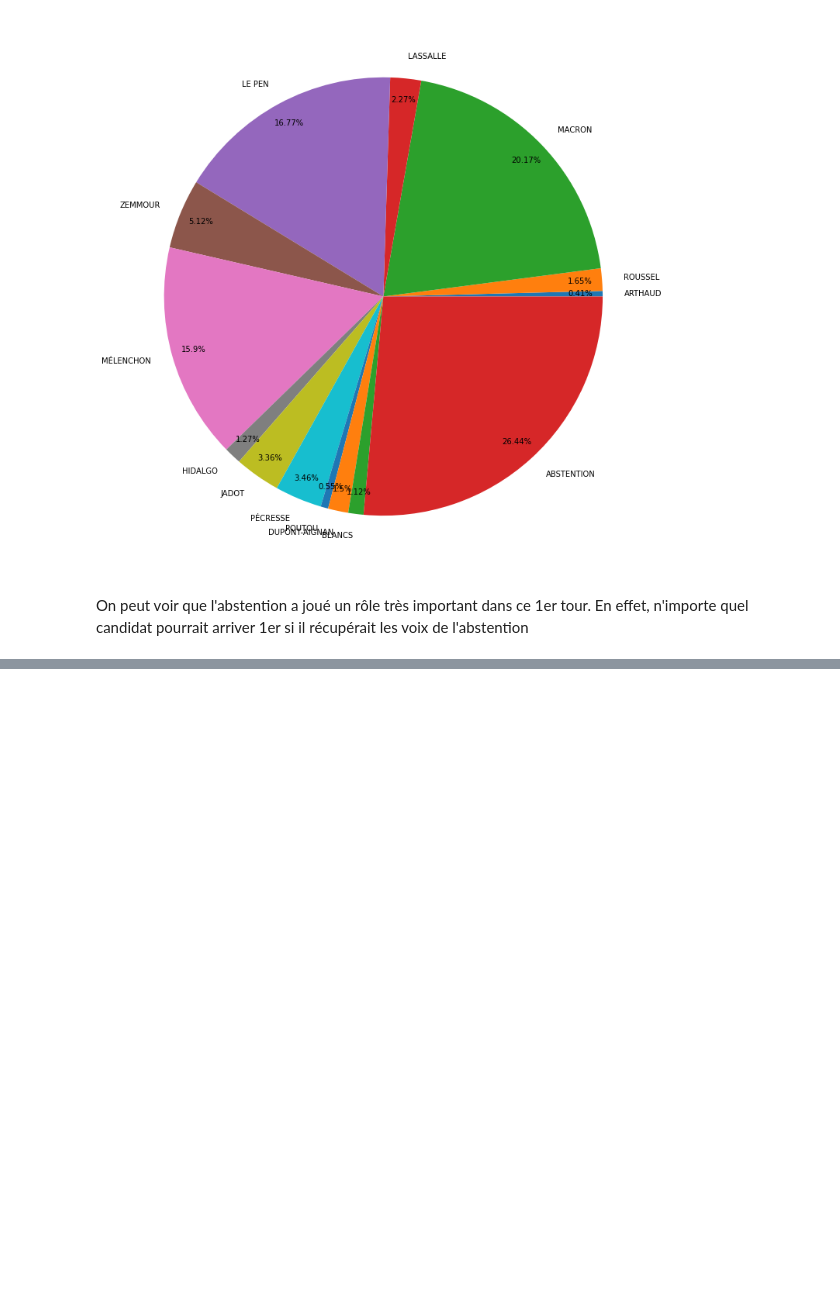
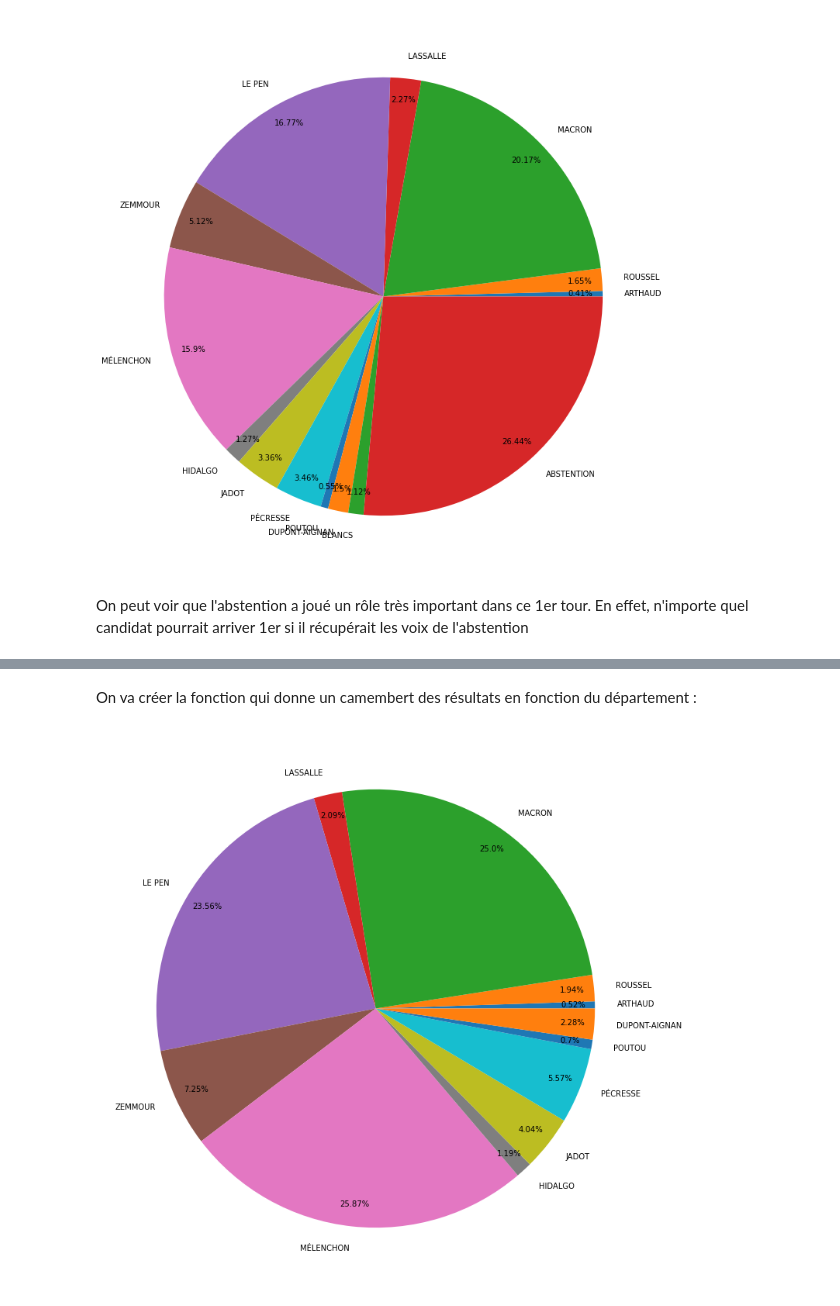
Before and after one commit to BaderEK/AnalyseDeDonnees, a Jupyter notebook: Groupe 2/Groupe 2/rendu.ipynb, the cells around one changed output, grey strips where cells are left out. Saved outputs shown, nothing was run; the diff lists cells and outputs as text; code cells hidden in the pictures; blank space fills up the shorter version.

Commit message:
Ajout fct camembert

```diff
--- a/Groupe 2/Groupe 2/rendu.ipynb
+++ b/Groupe 2/Groupe 2/rendu.ipynb
@@ -125,0 +110,13 @@ df_ZE_dep
+# %%
+df_ZE_dep = pd.pivot_table(data = df, index = 'Libellé du département', values = 'Voix.6', aggfunc = 'sum')
+df_DAN_dep = pd.pivot_table(data = df, index = 'Libellé du département', values = 'Voix.12', aggfunc = 'sum')
+df_AN_dep = pd.pivot_table(data = df, index = 'Libellé du département', values = 'Voix.1', aggfunc = 'sum')
+df_HA_dep = pd.pivot_table(data = df, index = 'Libellé du département', values = 'Voix.8', aggfunc = 'sum')
+df_JY_dep = pd.pivot_table(data = df, index = 'Libellé du département', values = 'Voix.9', aggfunc = 'sum')
+df_LJ_dep = pd.pivot_table(data = df, index = 'Libellé du département', values = 'Voix.4', aggfunc = 'sum')
+df_LPM_dep = pd.pivot_table(data = df, index = 'Libellé du département', values = 'Voix.5', aggfunc = 'sum')
+df_ME_dep = pd.pivot_table(data = df, index = 'Libellé du département', values = 'Voix.3', aggfunc = 'sum')
+df_MJL_dep = pd.pivot_table(data = df, index = 'Libellé du département', values = 'Voix.7', aggfunc = 'sum')
+df_PV_dep = pd.pivot_table(data = df, index = 'Libellé du département', values = 'Voix.10', aggfunc = 'sum')
+df_PP_dep = pd.pivot_table(data = df, index = 'Libellé du département', values = 'Voix.11', aggfunc = 'sum')
+df_RF_dep = pd.pivot_table(data = df, index = 'Libellé du département', values = 'Voix.2', aggfunc = 'sum')
@@ -125,0 +138,23 @@ df_ZE_dep
+# %% [markdown]
+On va créer la fonction qui donne un camembert des résultats en fonction du département :
+# %%
+def camembertDepObs(depObs):
+    voixCandidatDepObs = np.array([np.sum(df_AN_dep['Voix.1'][depObs]), np.sum(df_RF_dep['Voix.2'][depObs]),
+    np.sum(df_ME_dep['Voix.3'][depObs]), np.sum(df_LJ_dep['Voix.4'][depObs]),
+    np.sum(df_LPM_dep['Voix.5'][depObs]), np.sum(df_ZE_dep['Voix.6'][depObs]),
+    np.sum(df_MJL_dep['Voix.7'][depObs]), np.sum(df_HA_dep['Voix.8'][depObs]),
+    np.sum(df_JY_dep['Voix.9'][depObs]), np.sum(df_PV_dep['Voix.10'][depObs]),
+    np.sum(df_PP_dep['Voix.11'][depObs]), np.sum(df_DAN_dep['Voix.12'][depObs])])
+
+    labelDepObs = [df['Nom.1'][0], df['Nom.2'][0], df['Nom.3'][0], df['Nom.4'][0], df['Nom.5'][0], df['Nom.6'][0], df['Nom.7'][0], df['Nom.8'][0],
+    df['Nom.9'][0], df['Nom.10'][0], df['Nom.11'][0], df['Nom.12'][0]]
+
+    camembertDepObs = plt.pie(voixCandidatDepObs, labels=label, normalize = True, autopct = lambda voixCandidatDepObs: str(round(voixCandidatDepObs, 2)) + '%', pctdistance=0.9)
+    plt.rcParams["figure.figsize"] = [13, 13]
+    plt.show()
+# %%
+depObs = 'Seine-et-Marne'
+
+camembertDepObs(depObs)
+# %% [output]
+[figure, added]
```
Also changed, not shown: parts of 3 cells of this notebook.
